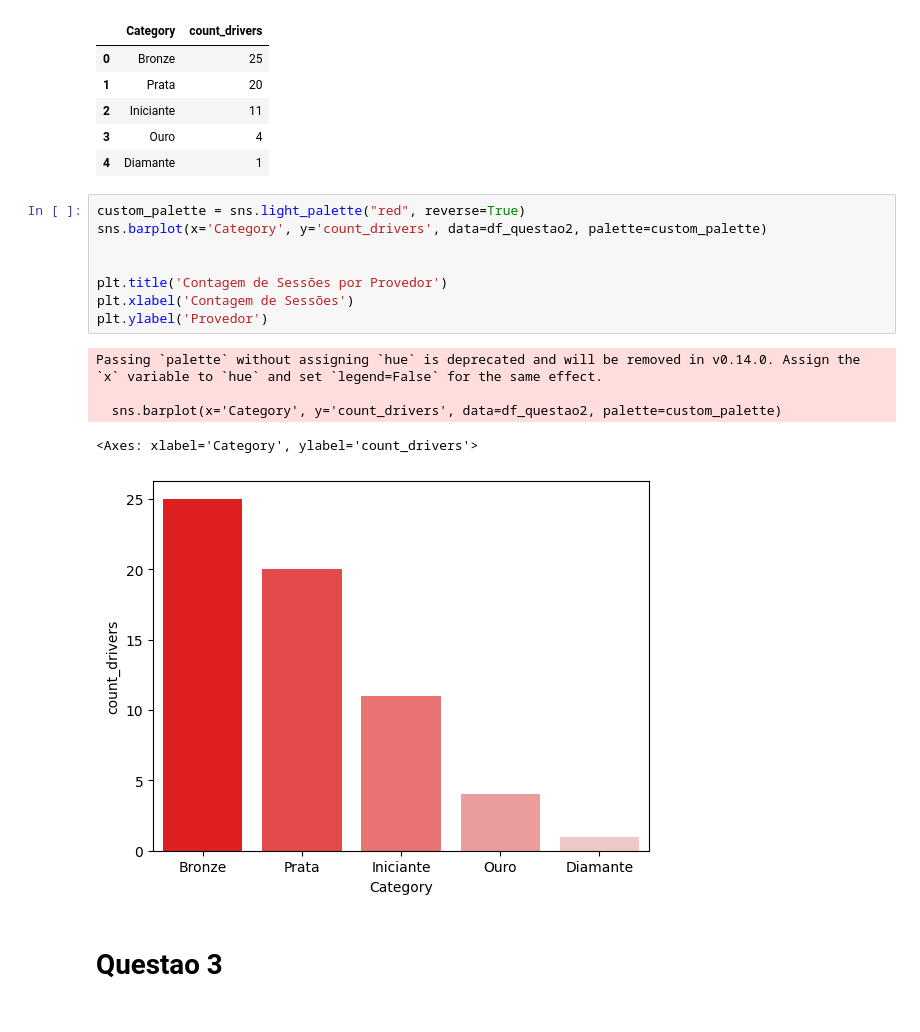
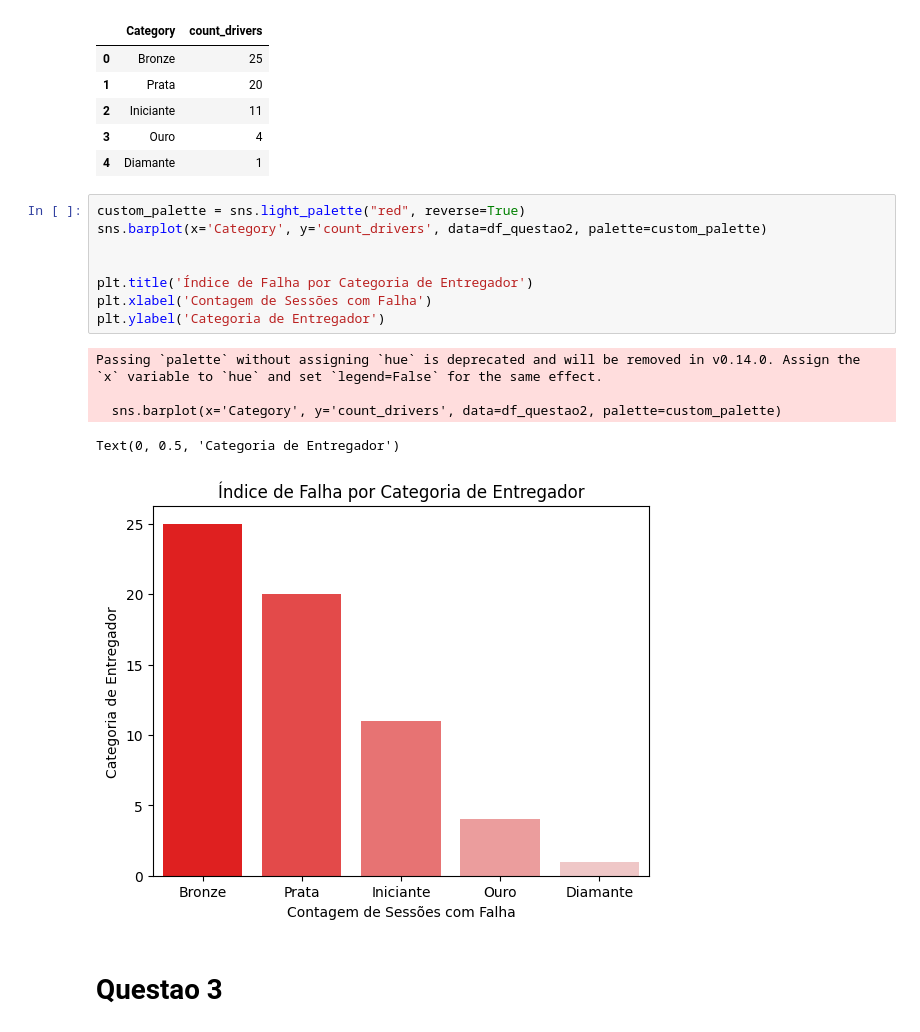
Before and after one commit to thalesluizbraga/fraud_food_company_analysis, a Jupyter notebook: analises/analises_consolidadas.ipynb, the cells around one changed output. Cells and saved outputs as stored; diff of their text form.

```diff
--- a/analises/analises_consolidadas.ipynb
+++ b/analises/analises_consolidadas.ipynb
@@ -71,17 +72,17 @@ df_questao2
 # %%
 custom_palette = sns.light_palette("red", reverse=True)
 sns.barplot(x='Category', y='count_drivers', data=df_questao2, palette=custom_palette)
 
 
-plt.title('Contagem de Sessões por Provedor')
-plt.xlabel('Contagem de Sessões')
-plt.ylabel('Provedor')
+plt.title('Índice de Falha por Categoria de Entregador')
+plt.xlabel('Contagem de Sessões com Falha')
+plt.ylabel('Categoria de Entregador')
 # %% [output]
 Passing `palette` without assigning `hue` is deprecated and will be removed in v0.14.0. Assign the `x` variable to `hue` and set `legend=False` for the same effect.
 
   sns.barplot(x='Category', y='count_drivers', data=df_questao2, palette=custom_palette)
-<Axes: xlabel='Category', ylabel='count_drivers'>
+Text(0, 0.5, 'Categoria de Entregador')
-[figure, old version]
+[figure, new version]
 # %% [markdown]
 # Questao 3
 # %%
```
Also changed, not shown: parts of 4 cells of this notebook, 8 other files.
